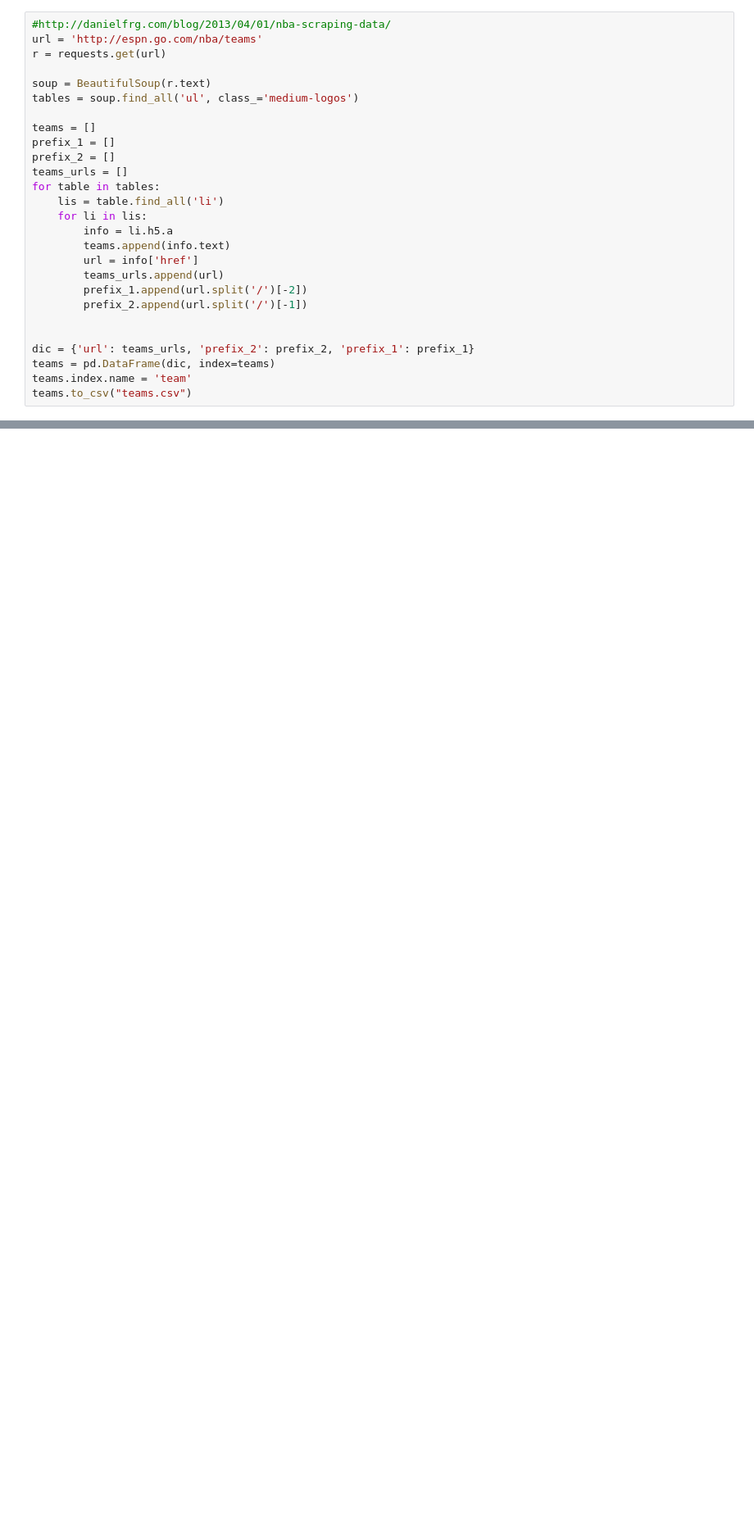
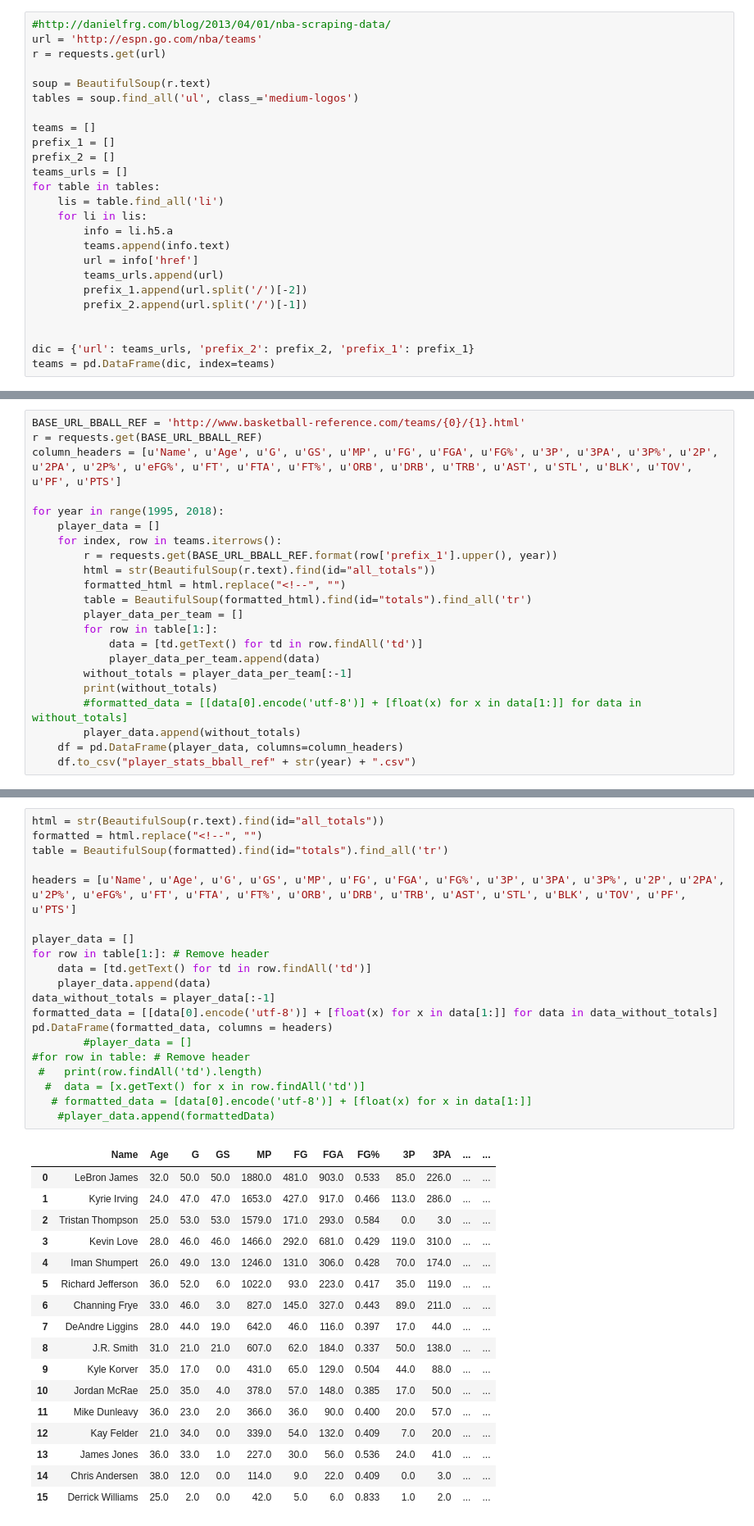
Before and after one commit to benholtzmansmith/fantasy-basketball, a Jupyter notebook: FantasyBasketball.ipynb, the cells around one changed output, grey strips where cells are left out. Shown at 82% size. Drawn from its saved outputs; the diff is of its cells as text; blank space fills up the shorter version.

Commit message:
more data

```diff
--- a/FantasyBasketball.ipynb
+++ b/FantasyBasketball.ipynb
@@ -34,5 +36,3 @@ for table in tables:
 
 dic = {'url': teams_urls, 'prefix_2': prefix_2, 'prefix_1': prefix_1}
 teams = pd.DataFrame(dic, index=teams)
-teams.index.name = 'team'
-teams.to_csv("teams.csv")
@@ -65,0 +64,22 @@ to this:
+# %%
+BASE_URL_BBALL_REF = 'http://www.basketball-reference.com/teams/{0}/{1}.html'
+r = requests.get(BASE_URL_BBALL_REF)
+column_headers = [u'Name', u'Age', u'G', u'GS', u'MP', u'FG', u'FGA', u'FG%', u'3P', u'3PA', u'3P%', u'2P', u'2PA', u'2P%', u'eFG%', u'FT', u'FTA', u'FT%', u'ORB', u'DRB', u'TRB', u'AST', u'STL', u'BLK', u'TOV', u'PF', u'PTS']
+
+for year in range(1995, 2018):
+    player_data = []
+    for index, row in teams.iterrows():
+        r = requests.get(BASE_URL_BBALL_REF.format(row['prefix_1'].upper(), year))
+        html = str(BeautifulSoup(r.text).find(id="all_totals"))
+        formatted_html = html.replace("<!--", "")
+        table = BeautifulSoup(formatted_html).find(id="totals").find_all('tr')
+        player_data_per_team = []
+        for row in table[1:]:
+            data = [td.getText() for td in row.findAll('td')]
+            player_data_per_team.append(data)
+        without_totals = player_data_per_team[:-1]
+        print(without_totals)
+        #formatted_data = [[data[0].encode('utf-8')] + [float(x) for x in data[1:]] for data in without_totals]
+        player_data.append(without_totals)
+    df = pd.DataFrame(player_data, columns=column_headers)
+    df.to_csv("player_stats_bball_ref" + str(year) + ".csv")
@@ -65,0 +89,38 @@ to this:
+# %%
+html = str(BeautifulSoup(r.text).find(id="all_totals"))
+formatted = html.replace("<!--", "")
+table = BeautifulSoup(formatted).find(id="totals").find_all('tr')
+
+headers = [u'Name', u'Age', u'G', u'GS', u'MP', u'FG', u'FGA', u'FG%', u'3P', u'3PA', u'3P%', u'2P', u'2PA', u'2P%', u'eFG%', u'FT', u'FTA', u'FT%', u'ORB', u'DRB', u'TRB', u'AST', u'STL', u'BLK', u'TOV', u'PF', u'PTS']
+
+player_data = []
+for row in table[1:]: # Remove header
+    data = [td.getText() for td in row.findAll('td')]
+    player_data.append(data)
+data_without_totals = player_data[:-1]
+formatted_data = [[data[0].encode('utf-8')] + [float(x) for x in data[1:]] for data in data_without_totals]
+pd.DataFrame(formatted_data, columns = headers)
+        #player_data = []
+#for row in table: # Remove header
+ #   print(row.findAll('td').length)
+  #  data = [x.getText() for x in row.findAll('td')]
+   # formatted_data = [data[0].encode('utf-8')] + [float(x) for x in data[1:]]
+    #player_data.append(formattedData)
+# %% [output]
+|  | Name | Age | G | GS | MP | FG | FGA | FG% | 3P | 3PA | ... | ... |
+| 0 | LeBron James | 32.0 | 50.0 | 50.0 | 1880.0 | 481.0 | 903.0 | 0.533 | 85.0 | 226.0 | ... | ... |
+| 1 | Kyrie Irving | 24.0 | 47.0 | 47.0 | 1653.0 | 427.0 | 917.0 | 0.466 | 113.0 | 286.0 | ... | ... |
+| 2 | Tristan Thompson | 25.0 | 53.0 | 53.0 | 1579.0 | 171.0 | 293.0 | 0.584 | 0.0 | 3.0 | ... | ... |
+| 3 | Kevin Love | 28.0 | 46.0 | 46.0 | 1466.0 | 292.0 | 681.0 | 0.429 | 119.0 | 310.0 | ... | ... |
+| 4 | Iman Shumpert | 26.0 | 49.0 | 13.0 | 1246.0 | 131.0 | 306.0 | 0.428 | 70.0 | 174.0 | ... | ... |
+| 5 | Richard Jefferson | 36.0 | 52.0 | 6.0 | 1022.0 | 93.0 | 223.0 | 0.417 | 35.0 | 119.0 | ... | ... |
+| 6 | Channing Frye | 33.0 | 46.0 | 3.0 | 827.0 | 145.0 | 327.0 | 0.443 | 89.0 | 211.0 | ... | ... |
+| 7 | DeAndre Liggins | 28.0 | 44.0 | 19.0 | 642.0 | 46.0 | 116.0 | 0.397 | 17.0 | 44.0 | ... | ... |
+| 8 | J.R. Smith | 31.0 | 21.0 | 21.0 | 607.0 | 62.0 | 184.0 | 0.337 | 50.0 | 138.0 | ... | ... |
+| 9 | Kyle Korver | 35.0 | 17.0 | 0.0 | 431.0 | 65.0 | 129.0 | 0.504 | 44.0 | 88.0 | ... | ... |
+| 10 | Jordan McRae | 25.0 | 35.0 | 4.0 | 378.0 | 57.0 | 148.0 | 0.385 | 17.0 | 50.0 | ... | ... |
+| 11 | Mike Dunleavy | 36.0 | 23.0 | 2.0 | 366.0 | 36.0 | 90.0 | 0.400 | 20.0 | 57.0 | ... | ... |
+| 12 | Kay Felder | 21.0 | 34.0 | 0.0 | 339.0 | 54.0 | 132.0 | 0.409 | 7.0 | 20.0 | ... | ... |
+| 13 | James Jones | 36.0 | 33.0 | 1.0 | 227.0 | 30.0 | 56.0 | 0.536 | 24.0 | 41.0 | ... | ... |
+| 14 | Chris Andersen | 38.0 | 12.0 | 0.0 | 114.0 | 9.0 | 22.0 | 0.409 | 0.0 | 3.0 | ... | ... |
+| 15 | Derrick Williams | 25.0 | 2.0 | 0.0 | 42.0 | 5.0 | 6.0 | 0.833 | 1.0 | 2.0 | ... | ... |
```
Also changed, not shown: parts of 11 cells of this notebook, 16 other files.
